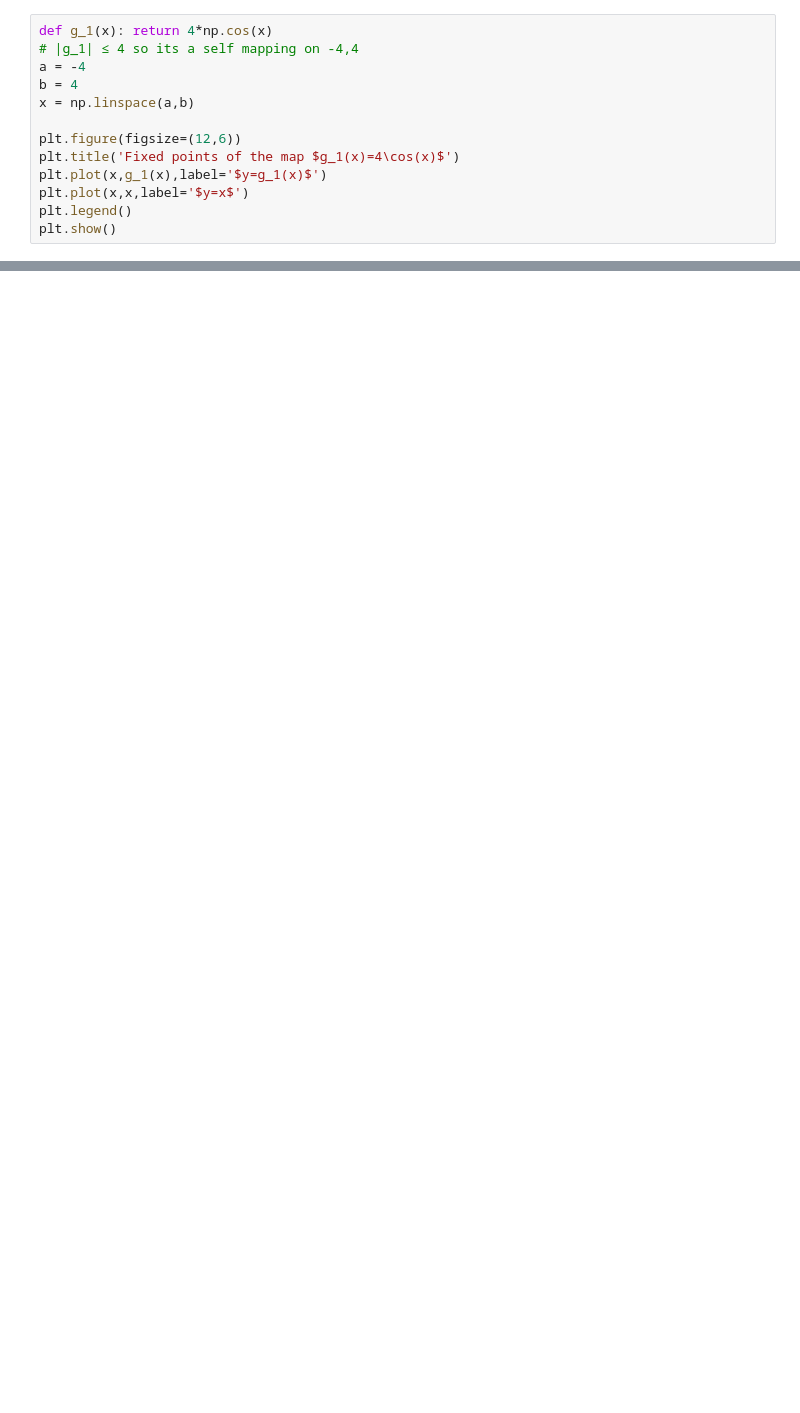
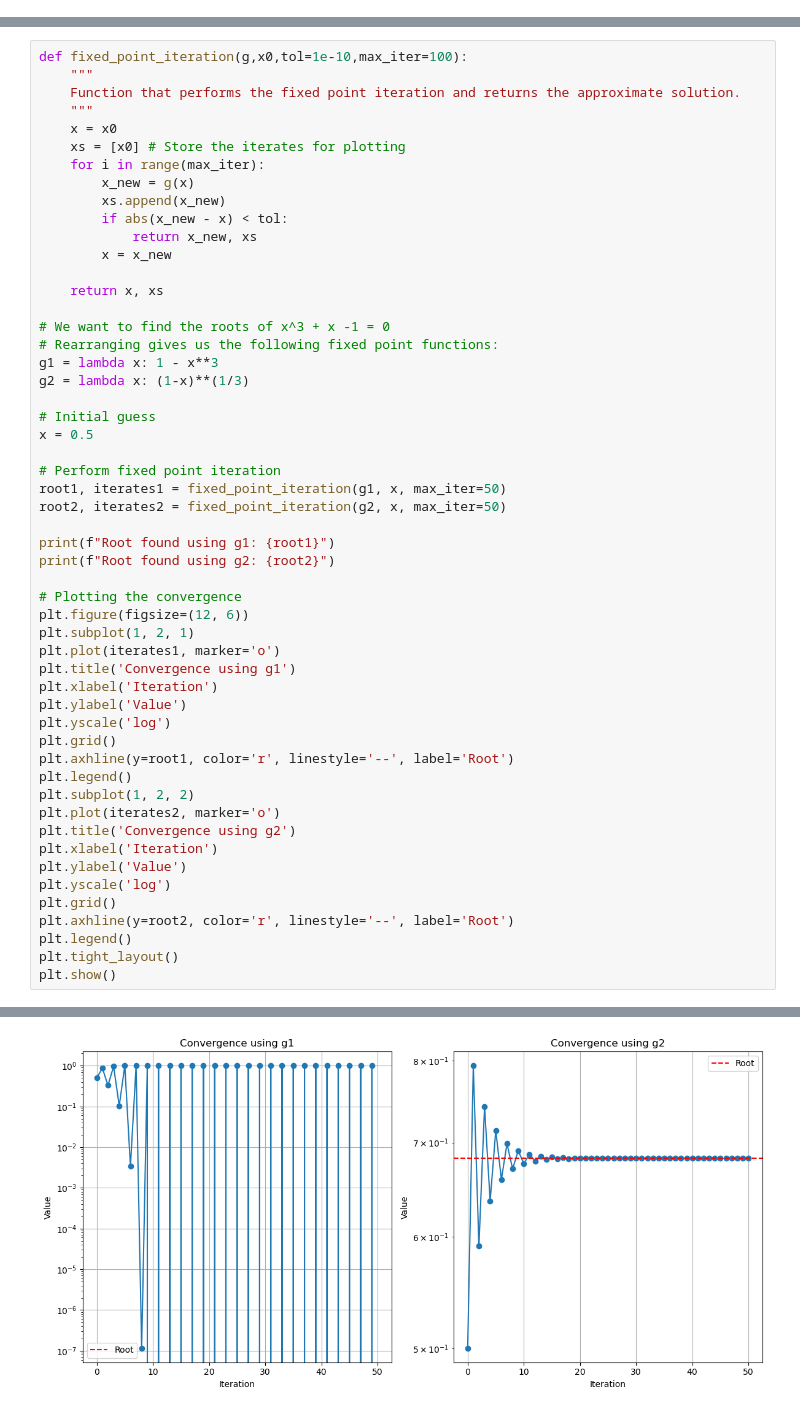
Before and after one commit to LukasMeinschad/Numerical_Analysis, a Jupyter notebook: Numerical_Math_II/Nonlinear_Systems_of_Equations.ipynb, the cells around one changed output, grey strips where cells are left out. Cells and saved outputs as stored; diff of their text form; blank space fills up the shorter version.

```diff
--- a/Numerical_Math_II/Nonlinear_Systems_of_Equations.ipynb
+++ b/Numerical_Math_II/Nonlinear_Systems_of_Equations.ipynb
@@ -48,13 +3,0 @@ Such problems are interchangeable with root finding for example considering $f(x
-# %%
-def g_1(x): return 4*np.cos(x)
-# |g_1| ≤ 4 so its a self mapping on -4,4
-a = -4
-b = 4
-x = np.linspace(a,b)
-
-plt.figure(figsize=(12,6))
-plt.title('Fixed points of the map $g_1(x)=4\cos(x)$')
-plt.plot(x,g_1(x),label='$y=g_1(x)$')
-plt.plot(x,x,label='$y=x$')
-plt.legend()
-plt.show()
@@ -296,0 +66,54 @@ In this picture we see that depending of the Norm we ge slightly different value
+# %%
+def fixed_point_iteration(g,x0,tol=1e-10,max_iter=100):
+    """
+    Function that performs the fixed point iteration and returns the approximate solution.
+    """
+    x = x0
+    xs = [x0] # Store the iterates for plotting
+    for i in range(max_iter):
+        x_new = g(x)
+        xs.append(x_new)
+        if abs(x_new - x) < tol:
+            return x_new, xs
+        x = x_new
+
+    return x, xs
+
+# We want to find the roots of x^3 + x -1 = 0
+# Rearranging gives us the following fixed point functions:
+g1 = lambda x: 1 - x**3
+g2 = lambda x: (1-x)**(1/3)
+
+# Initial guess
+x = 0.5
+
+# Perform fixed point iteration
+root1, iterates1 = fixed_point_iteration(g1, x, max_iter=50)
+root2, iterates2 = fixed_point_iteration(g2, x, max_iter=50)
+
+print(f"Root found using g1: {root1}")
+print(f"Root found using g2: {root2}")
+
+# Plotting the convergence
+plt.figure(figsize=(12, 6))
+plt.subplot(1, 2, 1)
+plt.plot(iterates1, marker='o')
+plt.title('Convergence using g1')
+plt.xlabel('Iteration')
+plt.ylabel('Value')
+plt.yscale('log')
+plt.grid()
+plt.axhline(y=root1, color='r', linestyle='--', label='Root')
+plt.legend()
+plt.subplot(1, 2, 2)
+plt.plot(iterates2, marker='o')
+plt.title('Convergence using g2')
+plt.xlabel('Iteration')
+plt.ylabel('Value')
+plt.yscale('log')
+plt.grid()
+plt.axhline(y=root2, color='r', linestyle='--', label='Root')
+plt.legend()
+plt.tight_layout()
+plt.show()
+# %% [output]
@@ -296,0 +122 @@ In this picture we see that depending of the Norm we ge slightly different value
+[figure, added]
```
Also changed, not shown: parts of 19 cells of this notebook, 11 other files.
